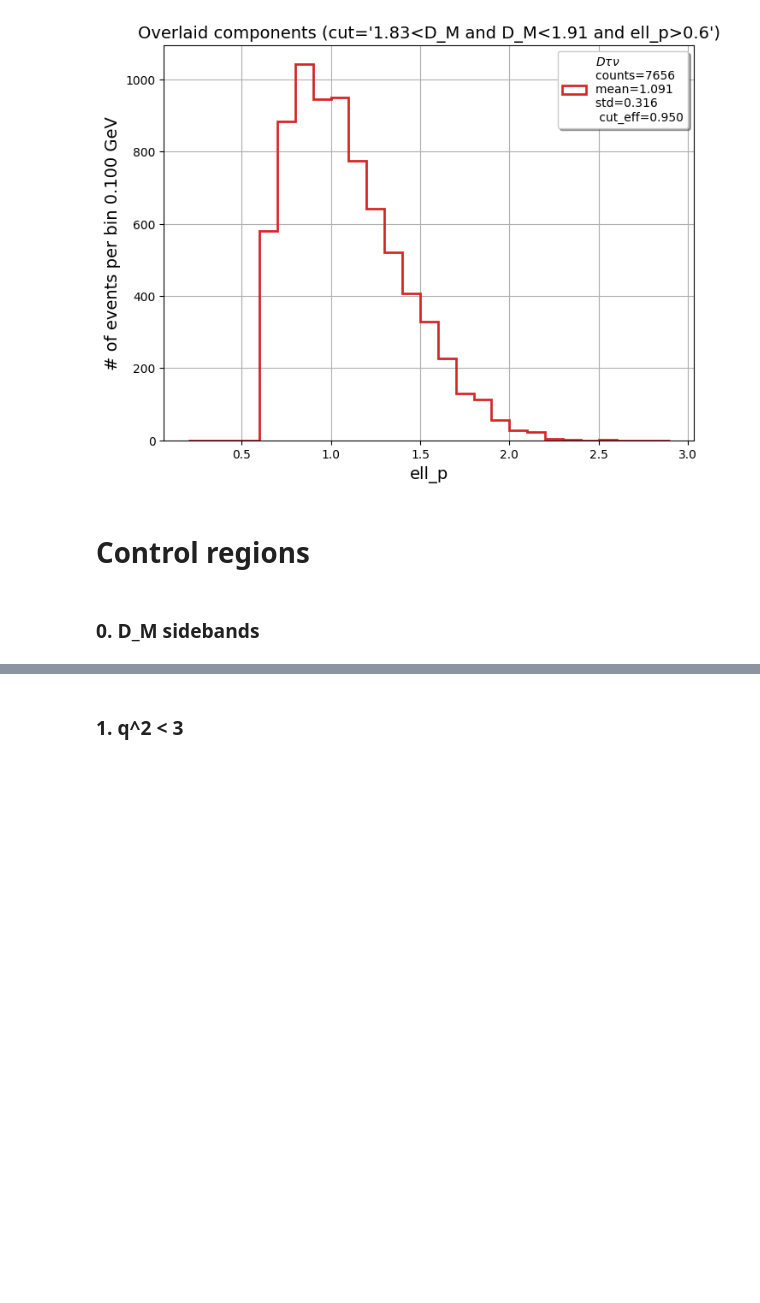
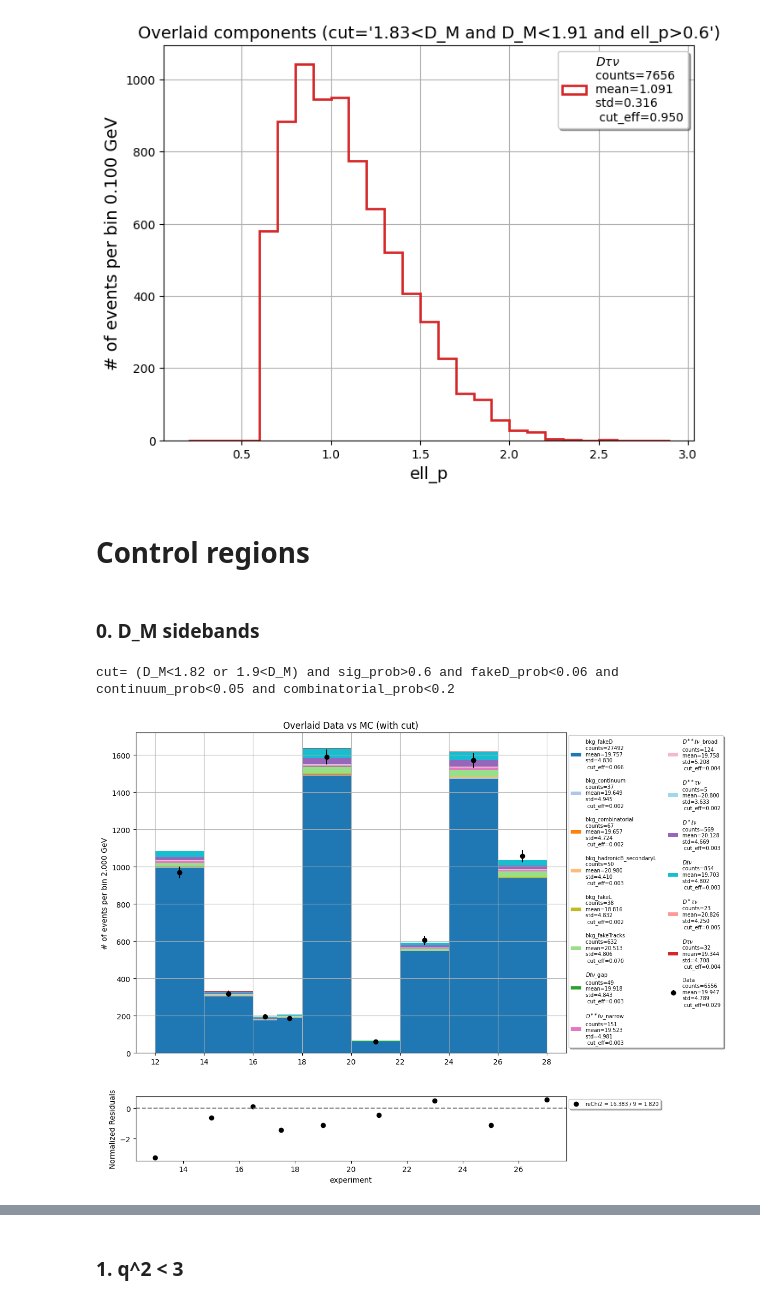
Before and after one commit to zjkjsd/inclusive_R_D, a Jupyter notebook: Notebooks/Plotting/2_PlotNtuple_norm_mu.ipynb, the cells around one changed output, grey strips where cells are left out. Drawn from its saved outputs; the diff is of its cells as text; code cells hidden in the pictures; blank space fills up the shorter version.

```diff
--- a/Notebooks/Plotting/2_PlotNtuple_norm_mu.ipynb
+++ b/Notebooks/Plotting/2_PlotNtuple_norm_mu.ipynb
@@ -228,3 +242,14 @@ mpl_mc.plot_mc_1d_overlaid(variable='ell_p',bins=b1,mask=[],cut='1.83<D_M and D_
 # Control regions
 # %% [markdown]
 ### 0. D_M sidebands
+# %%
+# new sample, new plot
+b1 = np.array([12,14,16,17,18,20,22,24,26,28])
+weights={'all_mc':0.25,}# r'$D^\ast\ell\nu$':0.25*0.7, r'$D^{\ast\ast}\ell\nu$':0.25*0.7,r'$D\ell\nu$':0.25*1.05,}
+data_hist_all, mc_hist_all = mpl.plot_data_mc_stacked(
+    variable='experiment',bins=b1,cut=f'(D_M<1.82 or 1.9<D_M) and {lgb_tight}',mask=[],
+    figsize=(12,9),ratio=False,legend_nc=2,legend_fs=7,weights=weights,
+apply_eventByEvent_correction=True, eventByEvent_weight_col='ell_Weight')
+# %% [output]
+cut= (D_M<1.82 or 1.9<D_M) and sig_prob>0.6 and fakeD_prob<0.06 and continuum_prob<0.05 and combinatorial_prob<0.2
+[figure, added]
```
Also changed, not shown: parts of 20 cells of this notebook, 18 other files.
